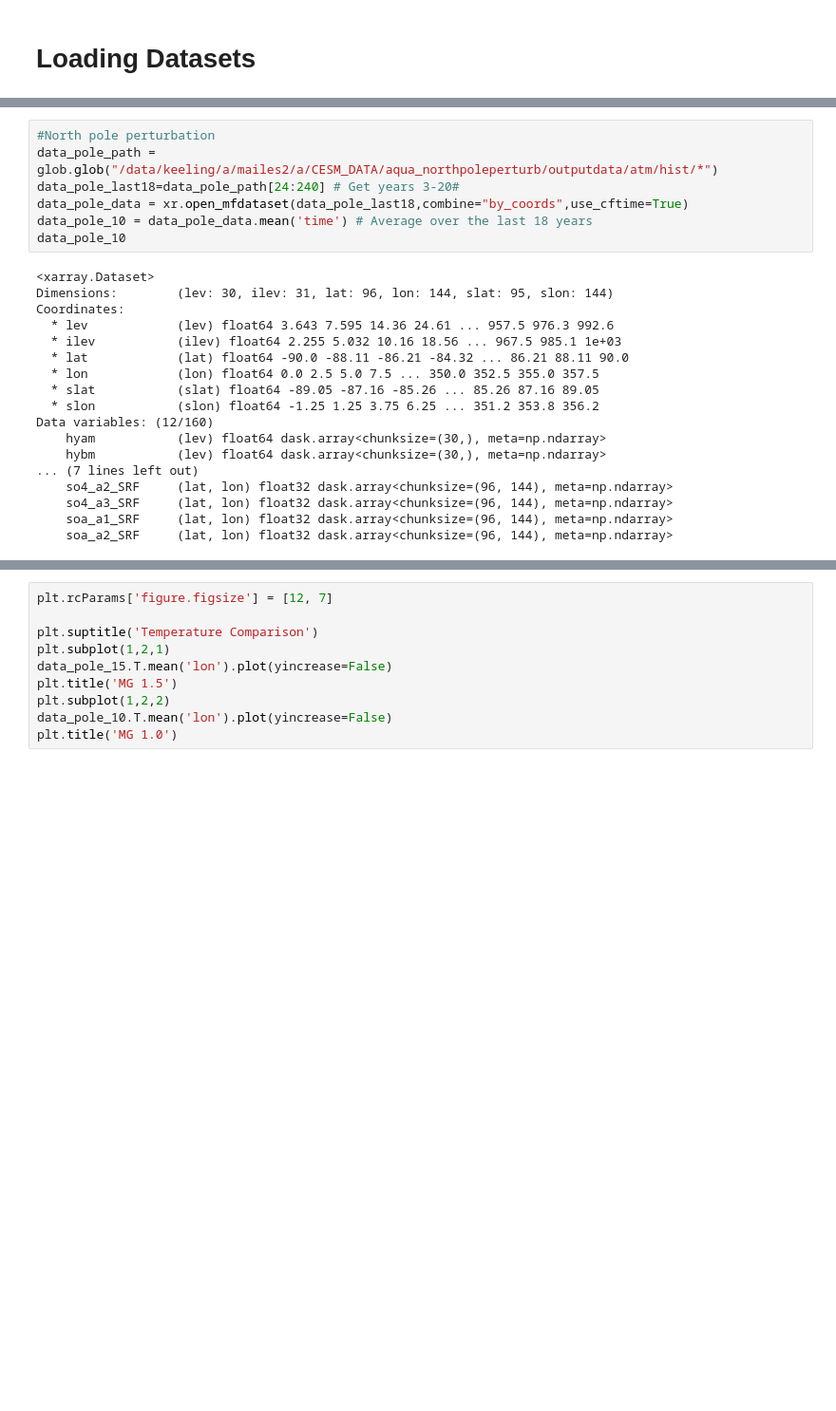
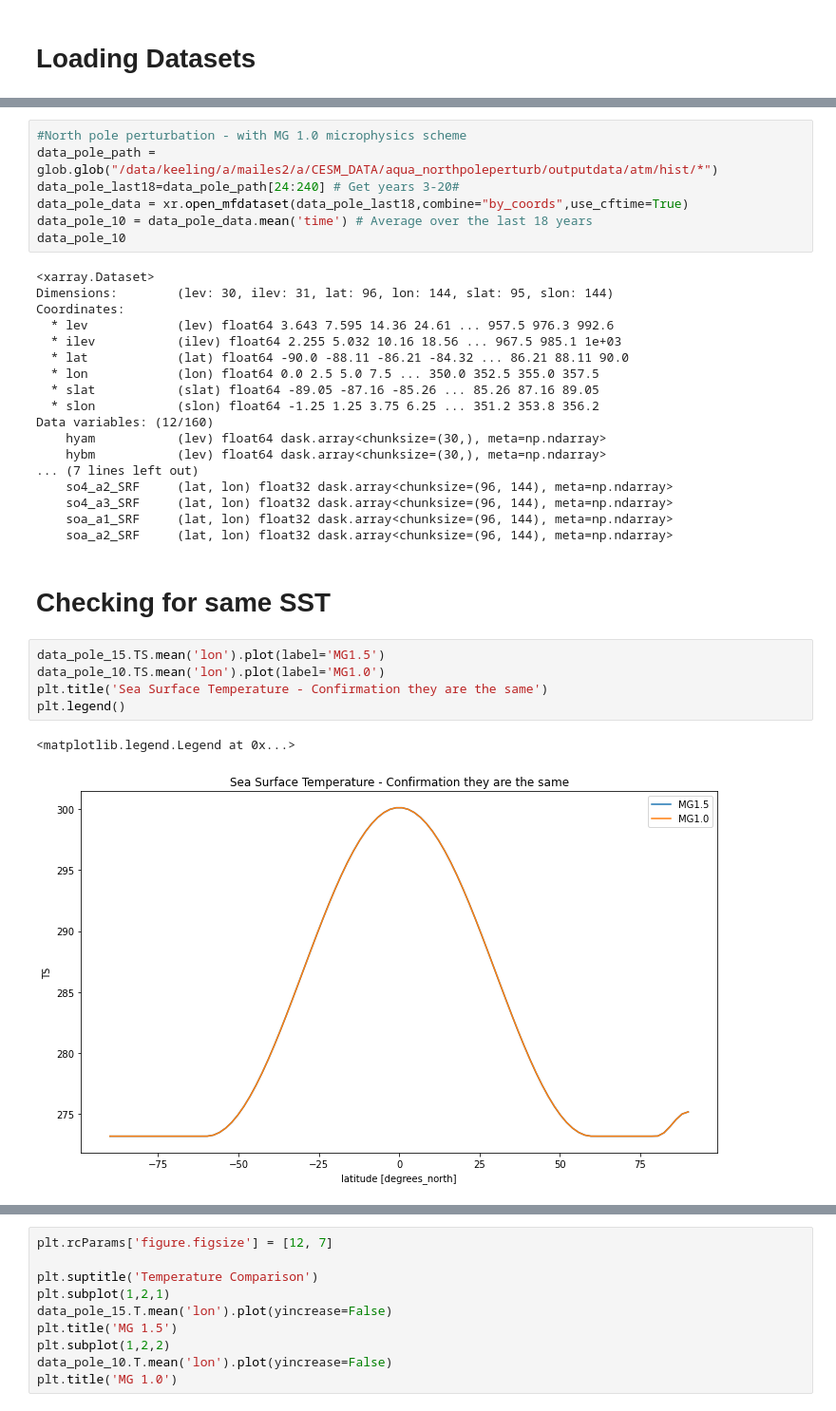
Before and after one commit to mailesasaki/cdds_sst_perturbations, a Jupyter notebook: twenty_year_runs/test_microphysics.ipynb, the cells around one changed output, grey strips where cells are left out. Shown at 95% size. Drawn from its saved outputs; the diff is of its cells as text; blank space fills up the shorter version.

Commit message:
testing microphysics done

```diff
--- a/twenty_year_runs/test_microphysics.ipynb
+++ b/twenty_year_runs/test_microphysics.ipynb
@@ -37,7 +37,7 @@ Data variables: (12/160)
     soa_a1_SRF     (lat, lon) float32 dask.array<chunksize=(96, 144), meta=np.ndarray>
     soa_a2_SRF     (lat, lon) float32 dask.array<chunksize=(96, 144), meta=np.ndarray>
 # %%
-#North pole perturbation
+#North pole perturbation - with MG 1.0 microphysics scheme
 data_pole_path = glob.glob("/data/keeling/a/mailes2/a/CESM_DATA/aqua_northpoleperturb/outputdata/atm/hist/*")
 data_pole_last18=data_pole_path[24:240] # Get years 3-20#
 data_pole_data = xr.open_mfdataset(data_pole_last18,combine="by_coords",use_cftime=True)
@@ -61,3 +61,13 @@ Data variables: (12/160)
     so4_a3_SRF     (lat, lon) float32 dask.array<chunksize=(96, 144), meta=np.ndarray>
     soa_a1_SRF     (lat, lon) float32 dask.array<chunksize=(96, 144), meta=np.ndarray>
     soa_a2_SRF     (lat, lon) float32 dask.array<chunksize=(96, 144), meta=np.ndarray>
+# %% [markdown]
+# Checking for same SST
+# %%
+data_pole_15.TS.mean('lon').plot(label='MG1.5')
+data_pole_10.TS.mean('lon').plot(label='MG1.0')
+plt.title('Sea Surface Temperature - Confirmation they are the same')
+plt.legend()
+# %% [output]
+<matplotlib.legend.Legend at 0x...>
+[figure, added]
```
Also changed, not shown: parts of 10 cells of this notebook.
